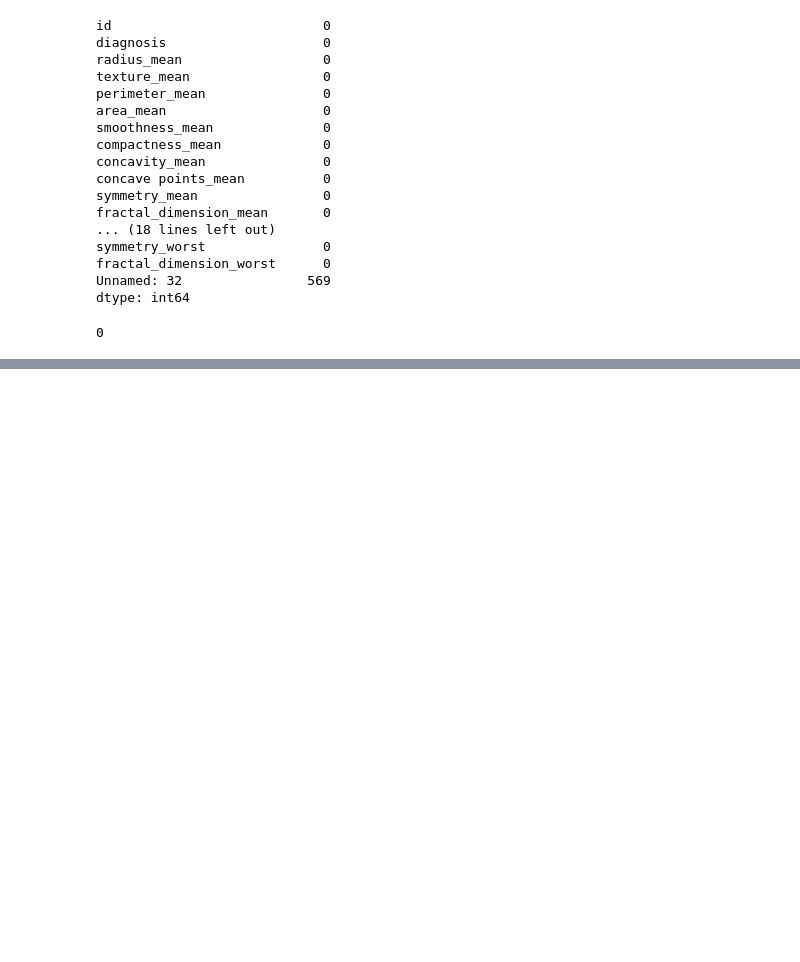
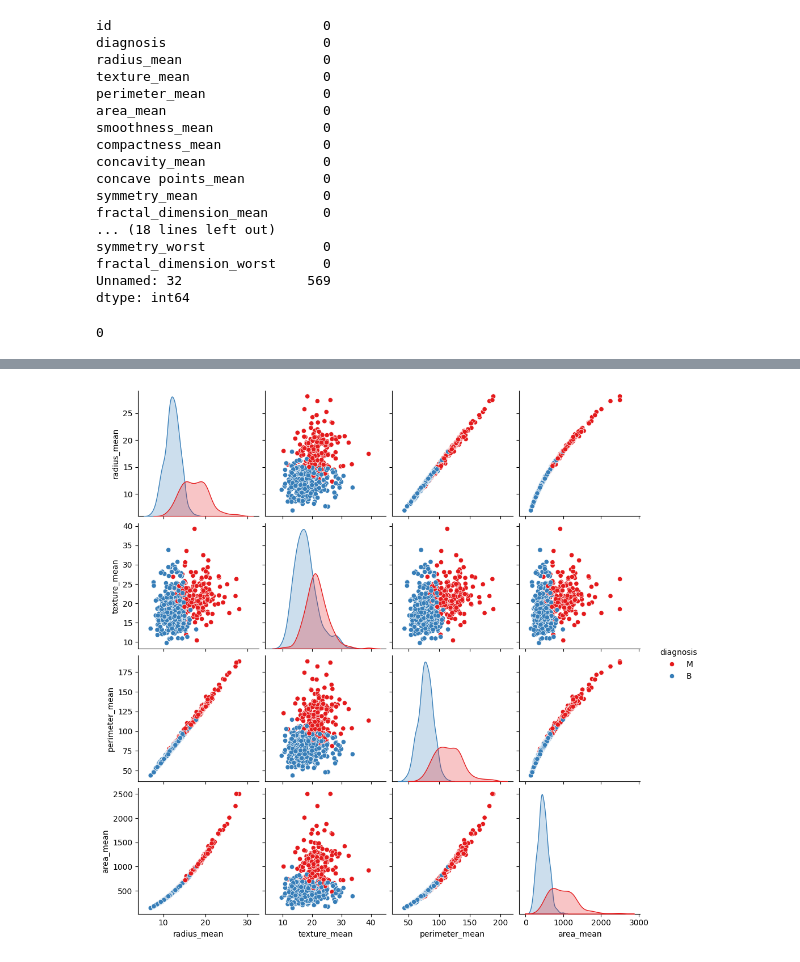
Before and after one commit to sleepymor/ITK-IF2514403-machine-learning-final, a Jupyter notebook: ML_A_BreastCancer_K2.ipynb, the cells around one changed output, grey strips where cells are left out. Cells and saved outputs as stored; diff of their text form; code cells hidden in the pictures; blank space fills up the shorter version.

```diff
--- a/ML_A_BreastCancer_K2.ipynb
+++ b/ML_A_BreastCancer_K2.ipynb
@@ -472,0 +125,2 @@ Name: count, dtype: int64
+# %%
+df = df.drop(columns=['id','Unnamed: 32'], errors='ignore')
@@ -613,0 +240,12 @@ X_final
+# %%
+selected_features = ["radius_mean", "texture_mean", "perimeter_mean", "area_mean"]
+
+# Buat pairplot
+sns.pairplot(data=df[selected_features + ["diagnosis"]],
+             hue="diagnosis",      # warna berdasarkan label
+             diag_kind="kde",      # distribusi di diagonal
+             palette="Set1")
+
+plt.show()
+# %% [output]
+[figure, added]
```
Also changed, not shown: parts of 111 cells of this notebook.
